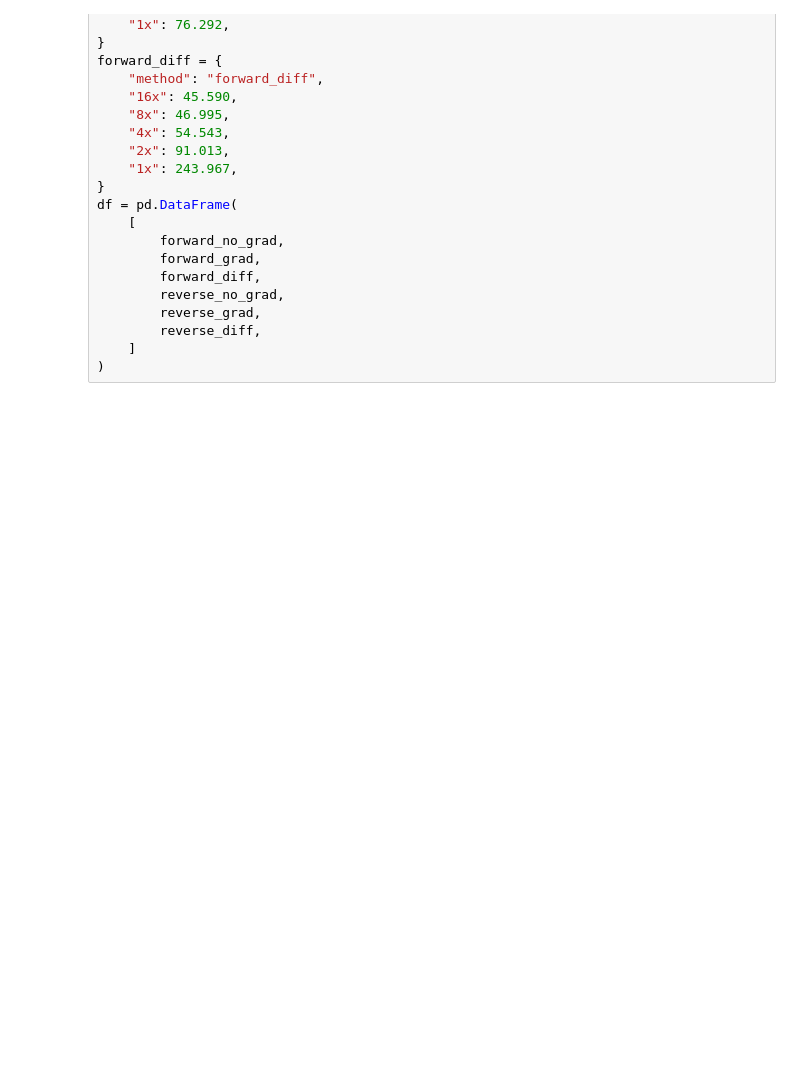
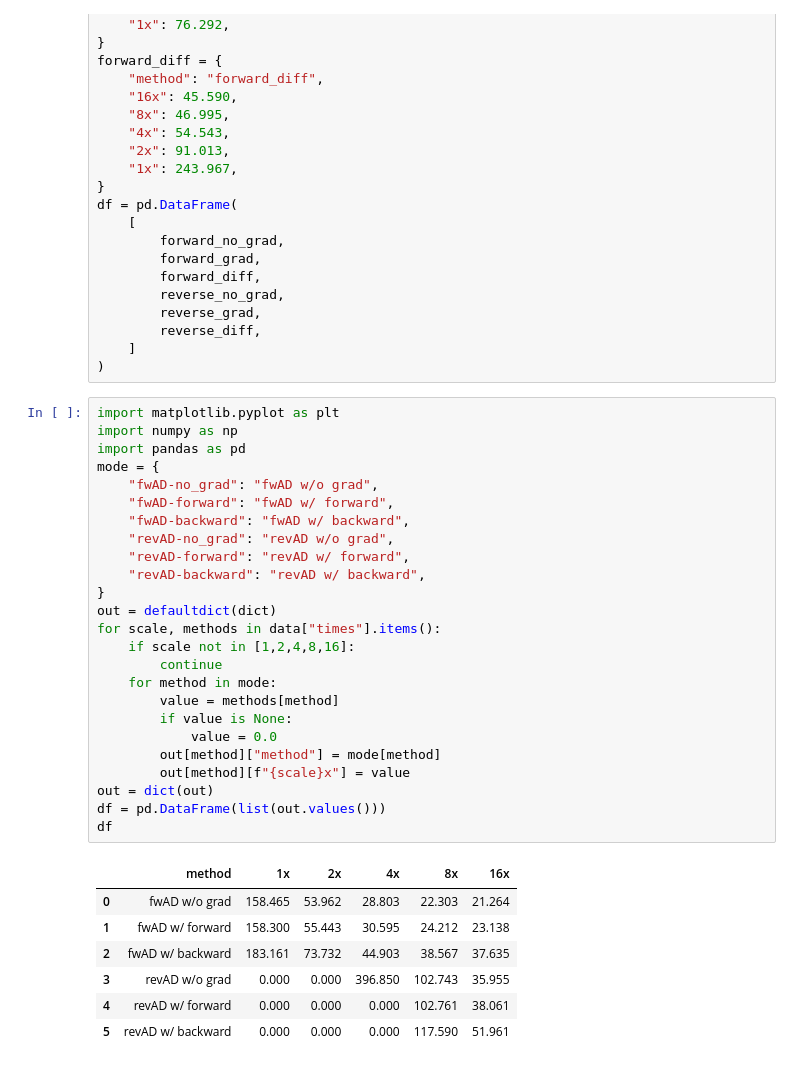
Before and after one commit to robinborth/GuidedResearch, a Jupyter notebook: notebooks/report/fwAD_revAD.ipynb, the cells around one changed output. Saved outputs shown, nothing was run; the diff lists cells and outputs as text; blank space fills up the shorter version.

```diff
--- a/notebooks/report/fwAD_revAD.ipynb
+++ b/notebooks/report/fwAD_revAD.ipynb
@@ -183,6 +225,39 @@ df = pd.DataFrame(
         reverse_diff,
     ]
 )
+# %%
+import matplotlib.pyplot as plt
+import numpy as np
+import pandas as pd
+mode = {
+    "fwAD-no_grad": "fwAD w/o grad",
+    "fwAD-forward": "fwAD w/ forward",
+    "fwAD-backward": "fwAD w/ backward",
+    "revAD-no_grad": "revAD w/o grad",
+    "revAD-forward": "revAD w/ forward",
+    "revAD-backward": "revAD w/ backward",
+}
+out = defaultdict(dict)
+for scale, methods in data["times"].items():
+    if scale not in [1,2,4,8,16]:
+        continue
+    for method in mode:
+        value = methods[method]
+        if value is None:
+            value = 0.0
+        out[method]["method"] = mode[method]
+        out[method][f"{scale}x"] = value
+out = dict(out)
+df = pd.DataFrame(list(out.values()))
+df
+# %% [output]
+|  | method | 1x | 2x | 4x | 8x | 16x |
+| 0 | fwAD w/o grad | 158.465 | 53.962 | 28.803 | 22.303 | 21.264 |
+| 1 | fwAD w/ forward | 158.300 | 55.443 | 30.595 | 24.212 | 23.138 |
+| 2 | fwAD w/ backward | 183.161 | 73.732 | 44.903 | 38.567 | 37.635 |
+| 3 | revAD w/o grad | 0.000 | 0.000 | 396.850 | 102.743 | 35.955 |
+| 4 | revAD w/ forward | 0.000 | 0.000 | 0.000 | 102.761 | 38.061 |
+| 5 | revAD w/ backward | 0.000 | 0.000 | 0.000 | 117.590 | 51.961 |
 # %%
 # Extracting method names and the x multipliers
 methods = df["method"]
```
Also changed, not shown: parts of 6 cells of this notebook, 12 other files.
